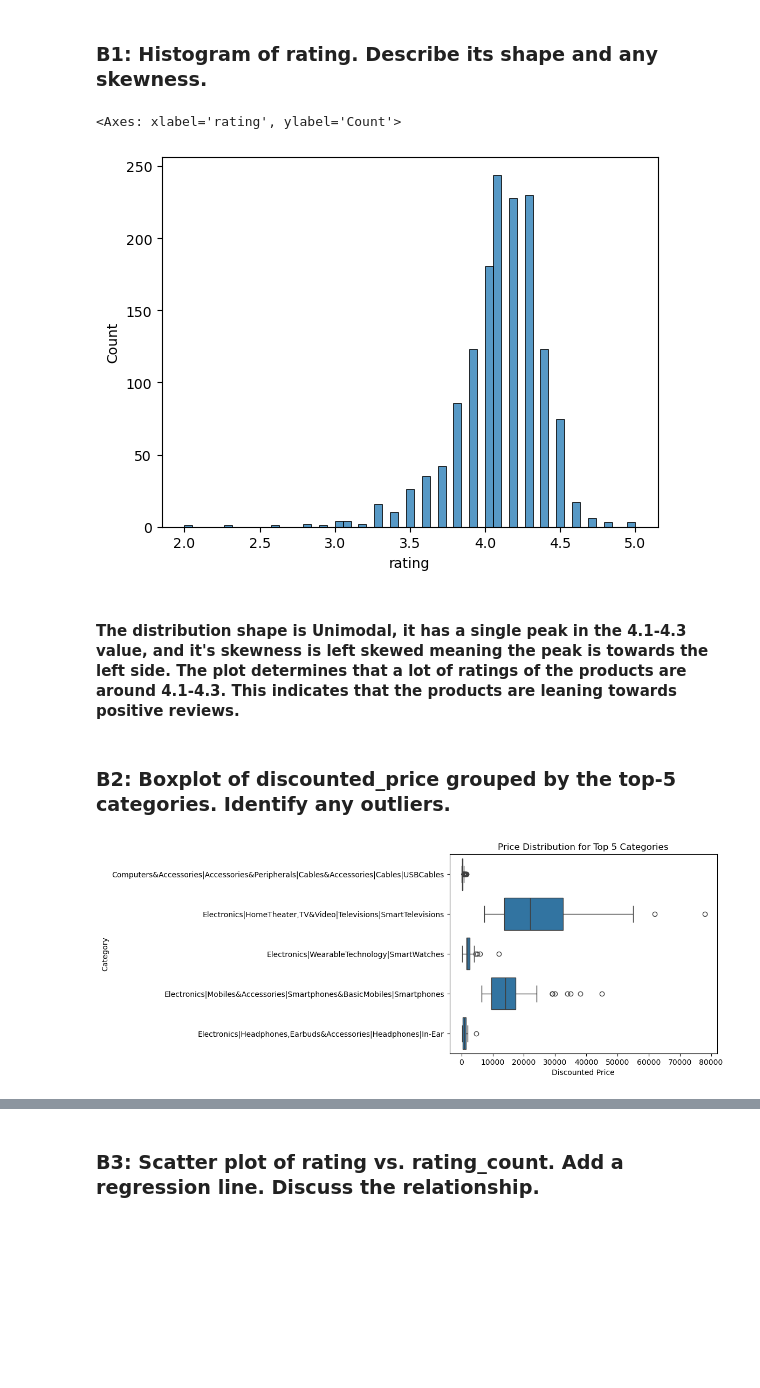
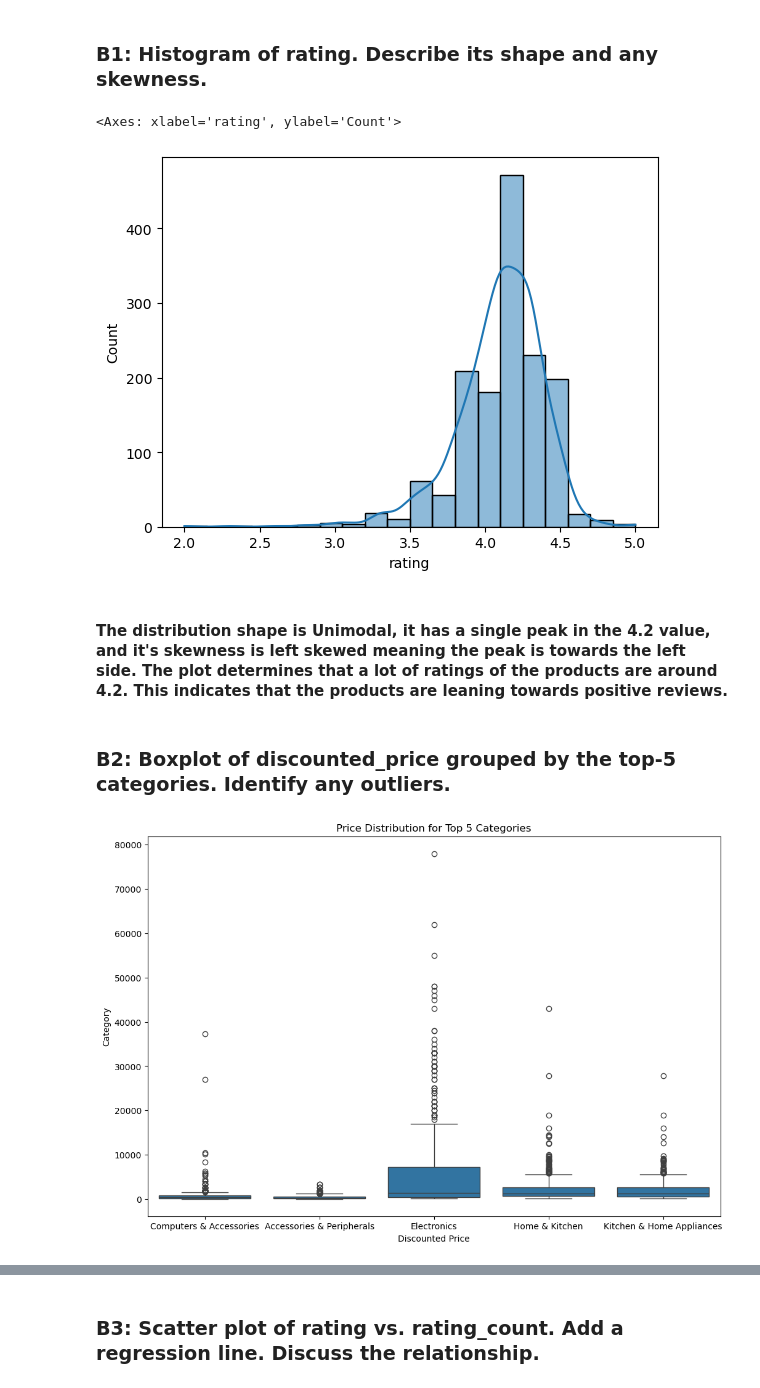
Before and after one commit to yabswannalearn/random_jupyter, a Jupyter notebook: Prelims_SoftDes/EDA.ipynb, the cells around one changed output, grey strips where cells are left out. Drawn from its saved outputs; the diff is of its cells as text; code cells hidden in the pictures; blank space fills up the shorter version.

```diff
--- a/Prelims_SoftDes/EDA.ipynb
+++ b/Prelims_SoftDes/EDA.ipynb
@@ -159,5 +181,9 @@ Name: price_diff, dtype: float64
 # %% [markdown]
 ### A7: Check the unique count of category. Display the 5 most frequent categories in a simple bar chart.
 # %%
-# checking the number of unique count of category column
-cat_unique = df['category'].nunique()
+#dropping null values, splitting the rows where it has '|' and exploding it put it in rows, strip is to clean the left and right whitespace
+flat_cat = df['category'].dropna().astype(str).str.split('|').explode().str.strip()
+#adding a space in the '&' so it will look neat
+flat_cat = flat_cat.str.replace('&', ' & ', regex=False)
+# using regex to add space in between the words
+flat_cat = flat_cat.str.replace(r'([a-z])([A-Z])', r'\1 \2', regex=True)
@@ -177,27 +210,34 @@ plt.show()
 # %% [markdown]
 ### B1: Histogram of rating. Describe its shape and any skewness.
 # %%
-sns.histplot(df['rating'])
+sns.histplot(df['rating'], bins=20, kde=True)
 # %% [output]
 <Axes: xlabel='rating', ylabel='Count'>
-[figure, old version]
+[figure, new version]
 # %% [markdown]
-#### The distribution shape is Unimodal, it has a single peak in the 4.1-4.3 value, and it's skewness is left skewed meaning the peak is towards the left side. The plot determines that a lot of ratings of the products are around 4.1-4.3. This indicates that the products are leaning towards positive reviews.
+#### The distribution shape is Unimodal, it has a single peak in the 4.2 value, and it's skewness is left skewed meaning the peak is towards the left side. The plot determines that a lot of ratings of the products are around 4.2. This indicates that the products are leaning towards positive reviews.
 # %% [markdown]
 ### B2: Boxplot of discounted_price grouped by the top-5 categories. Identify any outliers.
 # %%
-top_5_cat = df['category'].value_counts().head(5).index
-df_top_5_cat =df[df['category'].isin(top_5_cat)]
 
-sns.boxplot(df_top_5_cat, x='discounted_price', y='category')
+# Step 2: Create a new, clean DataFrame where each row has one category
+# This is the crucial step you were missing for this plot.
+df_cleaned = df.drop(columns=['category']).join(flat_cat)
+df_cleaned.dropna(subset=['category'], inplace=True)
 
-# Add a title and labels
+# Step 3: Now get the top 5 category names from the CLEAN data
+top_5_names = df_cleaned['category'].value_counts().head(5).index
+
+# Step 4: Filter your clean DataFrame to get ONLY the top 5 categories
+df_top_5 = df_cleaned[df_cleaned['category'].isin(top_5_names)]
+
+plt.figure(figsize=(12, 8))
+sns.boxplot(data=df_top_5, x='category', y='discounted_price') # Now x and y are just column names
+
 plt.title('Price Distribution for Top 5 Categories')
 plt.xlabel('Discounted Price')
 plt.ylabel('Category')
-
-# Display the plot
 plt.show()
 # %% [output]
-[figure, old version]
+[figure, new version]
 # %% [markdown]
```
Also changed, not shown: parts of 32 cells of this notebook.
